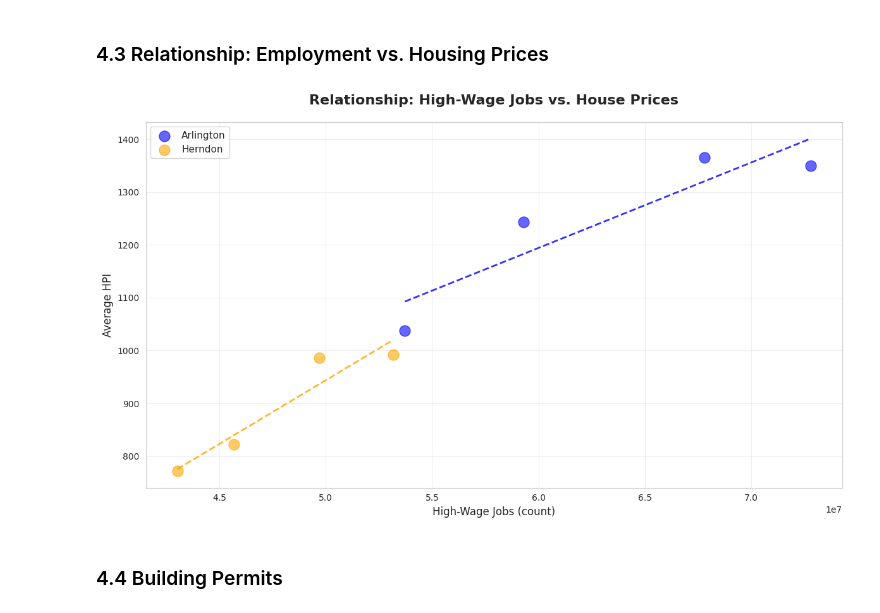
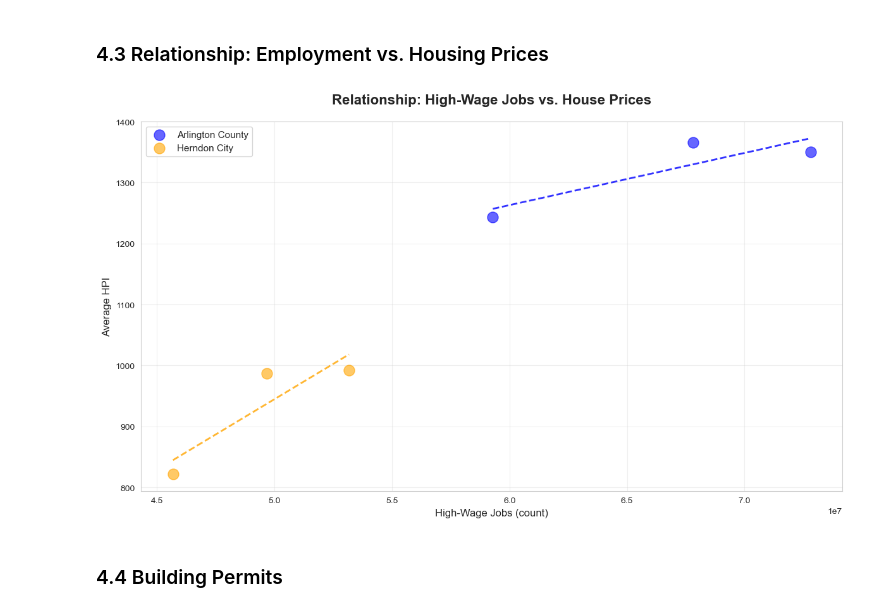
Before and after one commit to DanialB7220/Job-Creation-and-its-impact-on-Property-Values-Draft-Code, a Jupyter notebook: northern_va_housing_analysis (1).ipynb, the cells around one changed output. Saved outputs shown, nothing was run; the diff lists cells and outputs as text; code cells hidden in the pictures.

Commit message:
Code and Data

```diff
--- a/northern_va_housing_analysis (1).ipynb
+++ b/northern_va_housing_analysis (1).ipynb
@@ -68,0 +77,31 @@ hpi_data.head(10)
+# %%
+# Load Federal Funds rate data and compute annual averages
+from pathlib import Path
+
+fedfunds_candidates = [
+    Path('FEDFUNDS.csv'),
+    Path('Job-Creation-and-its-impact-on-Property-Values-Draft-Code/FEDFUNDS.csv')
+]
+
+fedfunds_path = next((p for p in fedfunds_candidates if p.exists()), None)
+if fedfunds_path is None:
+    raise FileNotFoundError("FEDFUNDS.csv not found in expected locations.")
+
+fedfunds = pd.read_csv(fedfunds_path)
+
+date_col = 'DATE' if 'DATE' in fedfunds.columns else fedfunds.columns[0]
+rate_col = 'FEDFUNDS' if 'FEDFUNDS' in fedfunds.columns else fedfunds.columns[1]
+
+fedfunds[date_col] = pd.to_datetime(fedfunds[date_col], errors='coerce')
+fedfunds = fedfunds.dropna(subset=[date_col, rate_col]).copy()
+fedfunds['Year'] = fedfunds[date_col].dt.year
+
+annual_interest_rates = (
+    fedfunds.groupby('Year', as_index=False)[rate_col]
+    .mean()
+    .rename(columns={rate_col: 'InterestRate'})
+)
+
+print(f"✓ Loaded FEDFUNDS data from: {fedfunds_path}")
+print(f"✓ Annual interest rate observations: {len(annual_interest_rates)}")
+annual_interest_rates.head(10)
@@ -202,19 +443,23 @@ panel = panel.merge(
     how='left'
 )
 
-# Merge permit data (state level)
+# Merge permit data (household-weighted regional proxy)
 panel = panel.merge(
-    permit_data[['Year', 'ln_Permits_lag1', 'TotalPermits']],
+    permit_data[['Year', 'ln_Permits_lag1', 'TotalPermits', 'PermitsPer1000Households',
+                 'PermitShare', 'RegionalHouseholds', 'TotalPermits_Statewide']],
     on='Year',
     how='left'
 )
+
+# Merge annual Federal Funds interest rates
+panel = panel.merge(annual_interest_rates, on='Year', how='left')
 
 # Create fixed effect variables
 panel['Time_FE'] = pd.Categorical(panel['Year'])
 panel['Entity_FE'] = pd.Categorical(panel['Entity'])
 
 # Remove rows with missing critical variables
-panel_complete = panel.dropna(subset=['ln_HPI', 'ln_HighPayJobs'])
+panel_complete = panel.dropna(subset=['ln_HPI', 'ln_HighPayJobs', 'ln_Permits_lag1', 'InterestRate'])
 
 print("Panel Dataset Summary:")
 print("=" * 70)
@@ -222,7 +467,7 @@ print(f"Total observations: {len(panel_complete)}")
 print(f"Entities (ZIP codes): {panel_complete['Entity'].nunique()}")
 print(f"Time periods (Years): {panel_complete['Year'].nunique()}")
 print(f"\nMissing values:")
-print(panel_complete[['ln_HPI', 'ln_HighPayJobs', 'ln_Permits_lag1']].isnull().sum())
+print(panel_complete[['ln_HPI', 'ln_HighPayJobs', 'ln_Permits_lag1', 'InterestRate']].isnull().sum())
 
 # Display first few rows
 panel_complete.head(10)
@@ -343,35 +590,35 @@ plt.show()
 # %%
 # Scatter plot: Jobs vs Prices
 fig, ax = plt.subplots(figsize=(12, 7))
 
 # Aggregate by year and location
 agg_data = panel_complete.groupby(['Year', 'Location']).agg({
     'HPI': 'mean',
     'HighPayJobs': 'first'
 }).reset_index()
 
-colors = {'Arlington': 'blue', 'Herndon': 'orange'}
+colors = {'Arlington County': 'blue', 'Herndon City': 'orange'}
 for location in agg_data['Location'].unique():
     loc_data = agg_data[agg_data['Location'] == location]
     ax.scatter(loc_data['HighPayJobs'], loc_data['HPI'],
              s=150, alpha=0.6, label=location, c=colors.get(location, 'gray'))
 
     # Add trend line
     z = np.polyfit(loc_data['HighPayJobs'], loc_data['HPI'], 1)
     p = np.poly1d(z)
     ax.plot(loc_data['HighPayJobs'], p(loc_data['HighPayJobs']),
            "--", alpha=0.8, color=colors.get(location, 'gray'), linewidth=2)
 
 ax.set_title('Relationship: High-Wage Jobs vs. House Prices',
             fontsize=16, fontweight='bold', pad=20)
 ax.set_xlabel('High-Wage Jobs (count)', fontsize=12)
 ax.set_ylabel('Average HPI', fontsize=12)
 ax.legend(fontsize=11)
 ax.grid(True, alpha=0.3)
 plt.tight_layout()
 plt.show()
 # %% [output]
-[figure, old version]
+[figure, new version]
 # %% [markdown]
 ### 4.4 Building Permits
 # %%
```
Also changed, not shown: parts of 43 cells of this notebook, 27 other files.
